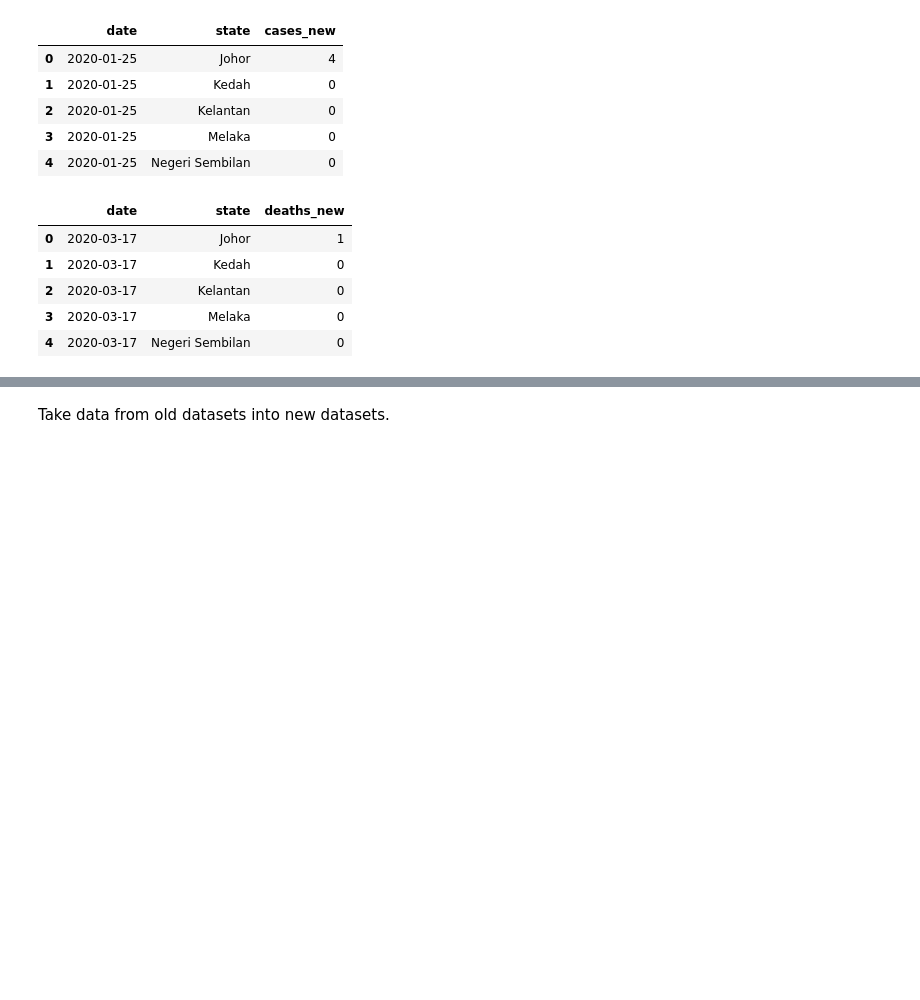
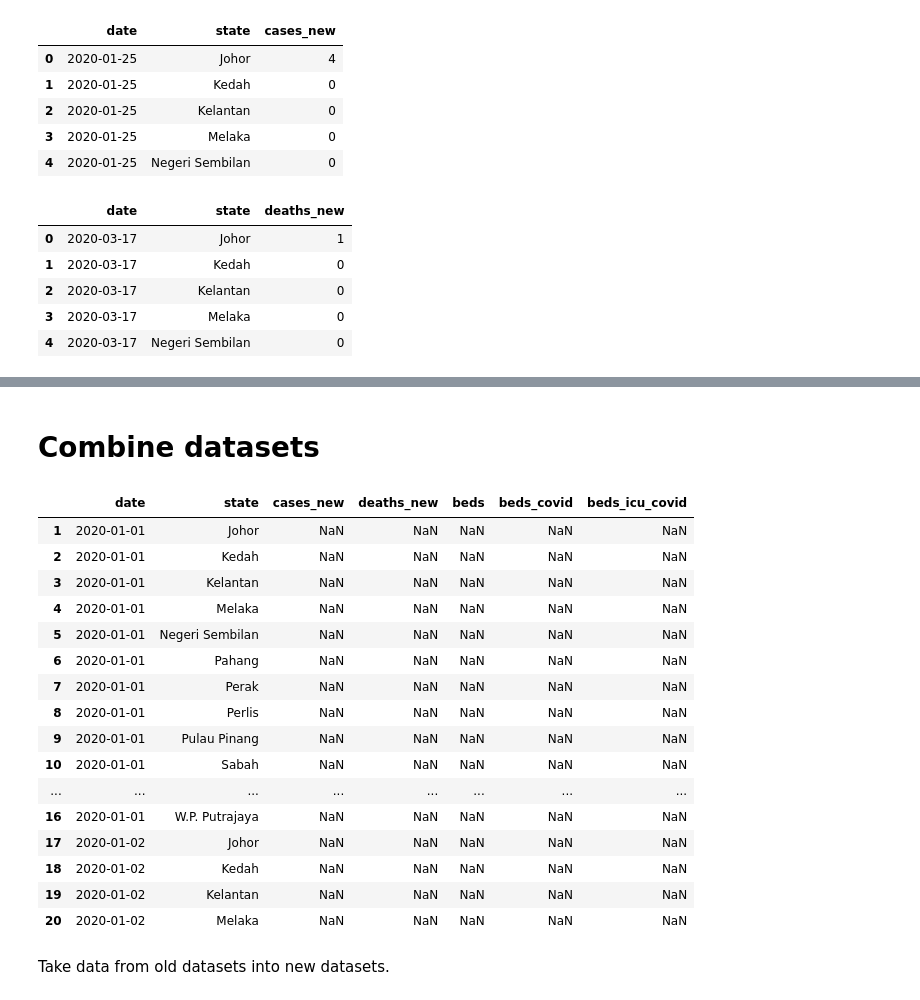
Before and after one commit to nopynospy/pandemic_monument, a Jupyter notebook: moh_transpose.ipynb, the cells around one changed output, grey strips where cells are left out. Drawn from its saved outputs; the diff is of its cells as text; code cells hidden in the pictures; blank space fills up the shorter version.

```diff
--- a/moh_transpose.ipynb
+++ b/moh_transpose.ipynb
@@ -84,3 +81,40 @@ t_deaths_df.head()
+# %% [markdown]
+# Combine datasets
+# %%
+from datetime import date, timedelta, datetime
+# format: y/m/d
+sdate = date(2020,1,1)
+edate = date(2021,10,9)
+
+states = list(cases_df['state'].unique())
+
+new_df=pd.DataFrame(columns=['date','state', 'cases_new', 'deaths_new', 'beds', 'beds_covid', 'beds_icu_covid'])
+row_count = 0
+for date in pd.date_range(sdate,edate-timedelta(days=1),freq='d'):
+    for state in states:
+        row_count += 1
+        new_df.loc[row_count, 'date'] = datetime.strftime(date, '%Y-%m-%d')
+        new_df.loc[row_count, 'state'] = state
+# new_df['date'] = pd.date_range(sdate,edate-timedelta(days=1),freq='d')
+new_df.head(20)
+# %% [output]
+|  | date | state | cases_new | deaths_new | beds | beds_covid | beds_icu_covid |
+| 1 | 2020-01-01 | Johor | NaN | NaN | NaN | NaN | NaN |
+| 2 | 2020-01-01 | Kedah | NaN | NaN | NaN | NaN | NaN |
+| 3 | 2020-01-01 | Kelantan | NaN | NaN | NaN | NaN | NaN |
+| 4 | 2020-01-01 | Melaka | NaN | NaN | NaN | NaN | NaN |
+| 5 | 2020-01-01 | Negeri Sembilan | NaN | NaN | NaN | NaN | NaN |
+| 6 | 2020-01-01 | Pahang | NaN | NaN | NaN | NaN | NaN |
+| 7 | 2020-01-01 | Perak | NaN | NaN | NaN | NaN | NaN |
+| 8 | 2020-01-01 | Perlis | NaN | NaN | NaN | NaN | NaN |
+| 9 | 2020-01-01 | Pulau Pinang | NaN | NaN | NaN | NaN | NaN |
+| 10 | 2020-01-01 | Sabah | NaN | NaN | NaN | NaN | NaN |
+| ... | ... | ... | ... | ... | ... | ... | ... |
+| 16 | 2020-01-01 | W.P. Putrajaya | NaN | NaN | NaN | NaN | NaN |
+| 17 | 2020-01-02 | Johor | NaN | NaN | NaN | NaN | NaN |
+| 18 | 2020-01-02 | Kedah | NaN | NaN | NaN | NaN | NaN |
+| 19 | 2020-01-02 | Kelantan | NaN | NaN | NaN | NaN | NaN |
+| 20 | 2020-01-02 | Melaka | NaN | NaN | NaN | NaN | NaN |
 # %% [markdown]
 Take data from old datasets into new datasets.
 # %%
```
Also changed, not shown: parts of 19 cells of this notebook, 8 other files.
